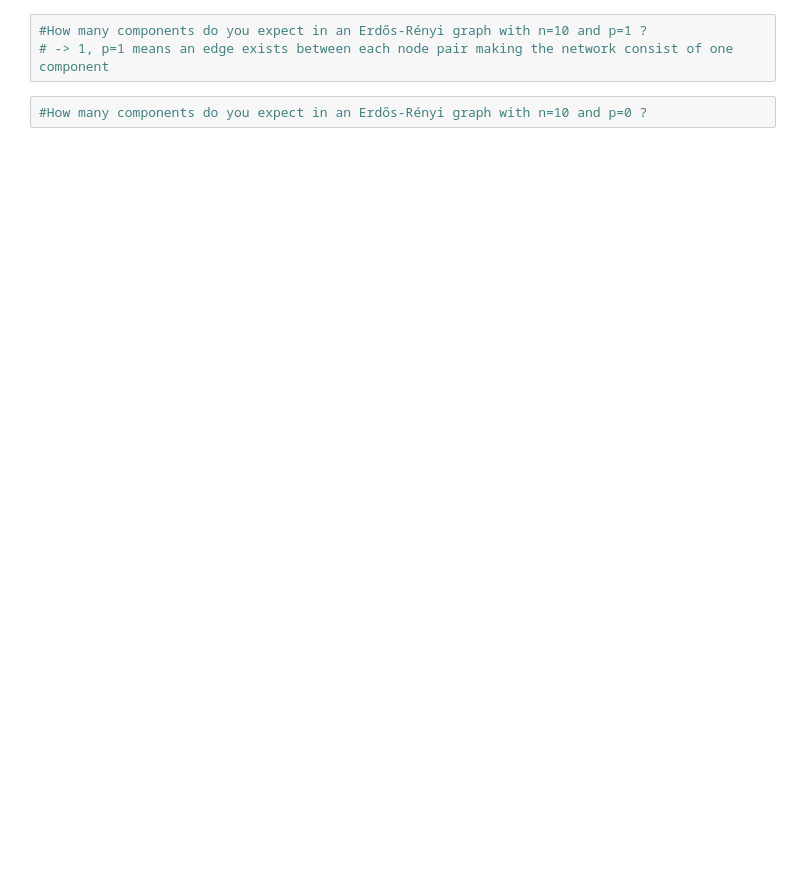
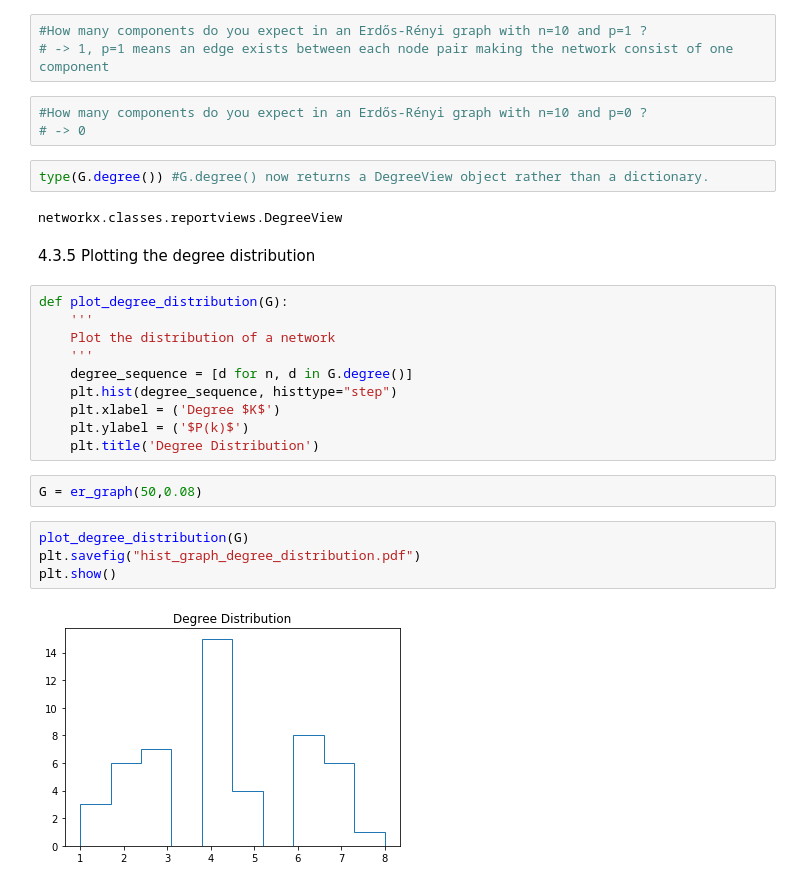
Before and after one commit to udaytak/Edx_PythonForResearch, a Jupyter notebook: 4_31. Case Study - Social Network Analysis.ipynb, the cells around one changed output. Drawn from its saved outputs; the diff is of its cells as text; blank space fills up the shorter version.

Commit message:
4.3.5 Plotting the degree distribution

```diff
--- a/4_31. Case Study - Social Network Analysis.ipynb
+++ b/4_31. Case Study - Social Network Analysis.ipynb
@@ -291,3 +291,28 @@ DegreeView({0: 3, 1: 4, 2: 2, 3: 3, 4: 4, 5: 7, 6: 2, 7: 5, 8: 5, 9: 6, 10: 5, 1
 # -> 1, p=1 means an edge exists between each node pair making the network consist of one component
 # %%
 #How many components do you expect in an Erdős-Rényi graph with n=10 and p=0 ?
+# -> 0
+# %%
+type(G.degree()) #G.degree() now returns a DegreeView object rather than a dictionary.
+# %% [output]
+networkx.classes.reportviews.DegreeView
+# %% [markdown]
+4.3.5 Plotting the degree distribution
+# %%
+def plot_degree_distribution(G):
+    '''
+    Plot the distribution of a network
+    '''
+    degree_sequence = [d for n, d in G.degree()]
+    plt.hist(degree_sequence, histtype="step")
+    plt.xlabel = ('Degree $K$')
+    plt.ylabel = ('$P(k)$')
+    plt.title('Degree Distribution')
+# %%
+G = er_graph(50,0.08)
+# %%
+plot_degree_distribution(G)
+plt.savefig("hist_graph_degree_distribution.pdf")
+plt.show()
+# %% [output]
+[figure, added]
```
Also changed, not shown: parts of 6 cells of this notebook, 2 other files.
